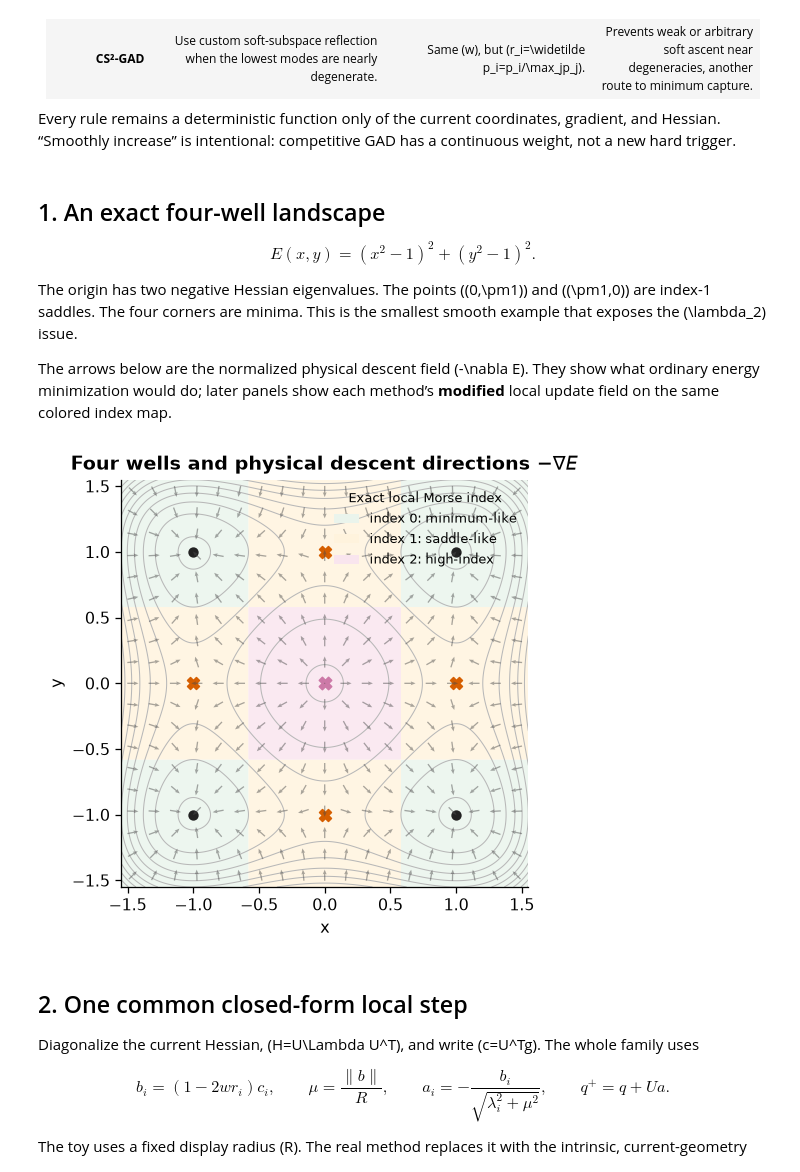
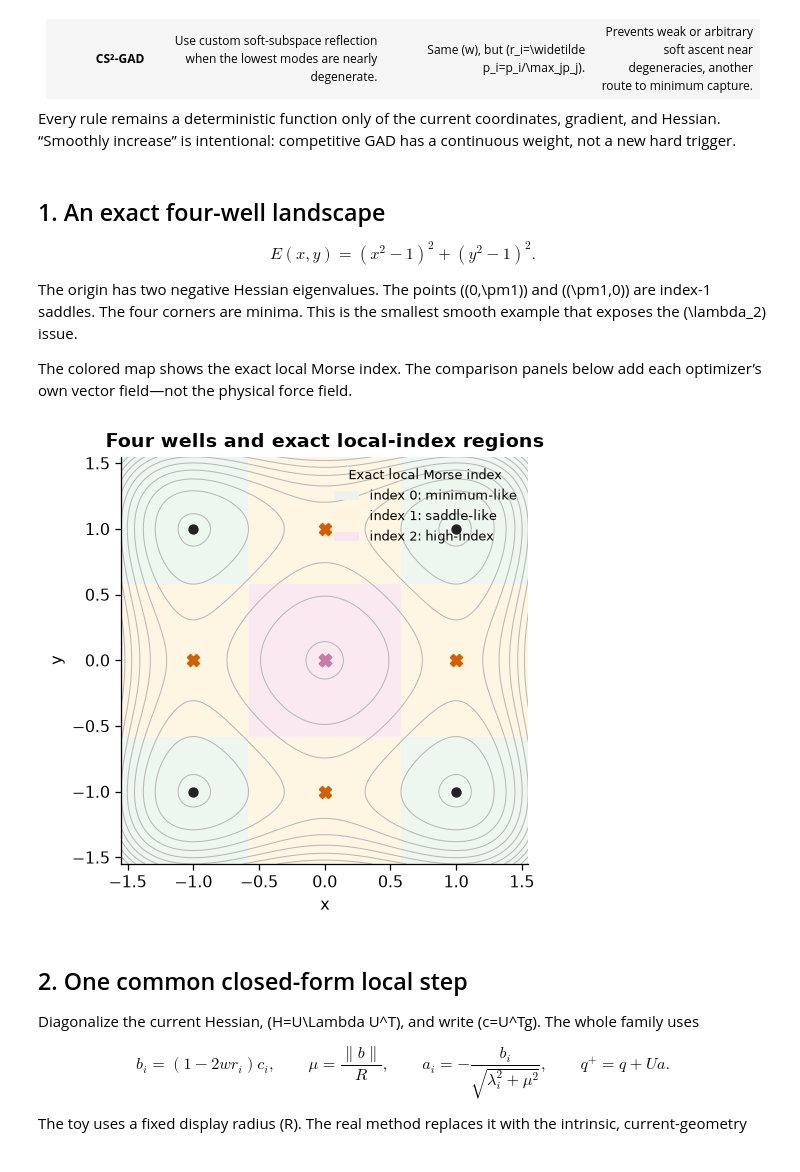
Before and after one commit to memo-ozdincer/GAD_plus, a Jupyter notebook: examples/gad_evolution_four_wells.ipynb, the cells around one changed output. Cells and saved outputs as stored; diff of their text form; code cells hidden in the pictures.

Commit message:
Show raw SS-GAD method fields in toy

```diff
--- a/examples/gad_evolution_four_wells.ipynb
+++ b/examples/gad_evolution_four_wells.ipynb
@@ -48,7 +48,7 @@ $$
 
 The origin has two negative Hessian eigenvalues. The points \((0,\pm1)\) and \((\pm1,0)\) are index-1 saddles. The four corners are minima. This is the smallest smooth example that exposes the \(\lambda_2\) issue.
 
-The arrows below are the normalized physical descent field \(-\nabla E\). They show what ordinary energy minimization would do; later panels show each method’s **modified** local update field on the same colored index map.
+The colored map shows the exact local Morse index. The comparison panels below add each optimizer’s own vector field—not the physical force field.
 # %%
 def E(q):
     x, y = q
@@ -68,45 +68,40 @@ Z = (X*X - 1)**2 + (Y*Y - 1)**2
 # The Hessian is diagonal on this surface, so its exact local Morse index is cheap to show.
 INDEX = ((12*X*X - 4) < 0).astype(int) + ((12*Y*Y - 4) < 0).astype(int)
 INDEX_CMAP = plt.matplotlib.colors.ListedColormap(["#EAF4EC", "#FFF3DD", "#F9E5EE"])
 INDEX_LABELS = ("index 0: minimum-like", "index 1: saddle-like", "index 2: high-index")
 
 def draw_index_background(ax, *, legend=False):
     ax.contourf(X, Y, INDEX, levels=[-.5, .5, 1.5, 2.5], cmap=INDEX_CMAP, alpha=.82, antialiased=True)
     ax.contour(X, Y, Z, levels=np.linspace(.06, 5., 14), colors="#B8B8B8", linewidths=.65)
     if legend:
         from matplotlib.patches import Patch
         ax.legend(
             handles=[Patch(facecolor=INDEX_CMAP(i), edgecolor="none", label=label) for i, label in enumerate(INDEX_LABELS)],
             title="Exact local Morse index", frameon=False, loc="upper right", fontsize=8, title_fontsize=8,
         )
 
-def draw_normalized_field(ax, vectors, *, n=19, color="#4A4A4A", alpha=.48, width=.0032):
-    """Draw directions only: normalization keeps steep walls from hiding the topology."""
+def draw_method_field(ax, vectors, *, n=20, color="white", alpha=.90, width=.004):
+    """Draw the raw local method field with one shared linear display scale."""
     field_grid = np.linspace(-1.46, 1.46, n)
     qx, qy = np.meshgrid(field_grid, field_grid)
     points = np.column_stack([qx.ravel(), qy.ravel()])
-    directions = np.asarray([vectors(point) for point in points], dtype=float)
-    norms = np.linalg.norm(directions, axis=1)
-    keep = norms > 1e-10
-    directions[keep] *= .085 / norms[keep, None]
-    directions[~keep] = 0.
+    updates = np.asarray([vectors(point) for point in points], dtype=float)
     ax.quiver(
-        points[:, 0], points[:, 1], directions[:, 0], directions[:, 1],
-        angles="xy", scale_units="xy", scale=1, pivot="mid", color=color,
+        points[:, 0], points[:, 1], updates[:, 0], updates[:, 1],
+        angles="xy", scale_units="xy", scale=22, pivot="mid", color=color,
         alpha=alpha, width=width, headwidth=3.0, headlength=3.7, headaxislength=3.3,
         zorder=2,
     )
 
 fig, ax = plt.subplots(figsize=(5.5, 4.6))
 draw_index_background(ax, legend=True)
-draw_normalized_field(ax, lambda q: -grad(q))
 ax.scatter([-1, -1, 1, 1], [-1, 1, -1, 1], c="#222222", s=30, label="minima")
 ax.scatter([0, 0, -1, 1], [-1, 1, 0, 0], c="#D55E00", marker="X", s=55, label="index-1 saddles")
 ax.scatter([0], [0], c="#CC79A7", marker="X", s=60, label="index-2 centre")
-ax.set(xlim=(-1.55, 1.55), ylim=(-1.55, 1.55), aspect="equal", xlabel="x", ylabel="y", title=r"Four wells and physical descent directions $-\nabla E$")
+ax.set(xlim=(-1.55, 1.55), ylim=(-1.55, 1.55), aspect="equal", xlabel="x", ylabel="y", title="Four wells and exact local-index regions")
 plt.show()
 # %% [output]
-[figure, old version]
+[figure, new version]
 # %% [markdown]
 ## 2. One common closed-form local step
 
```
Also changed, not shown: parts of 2 cells of this notebook.
